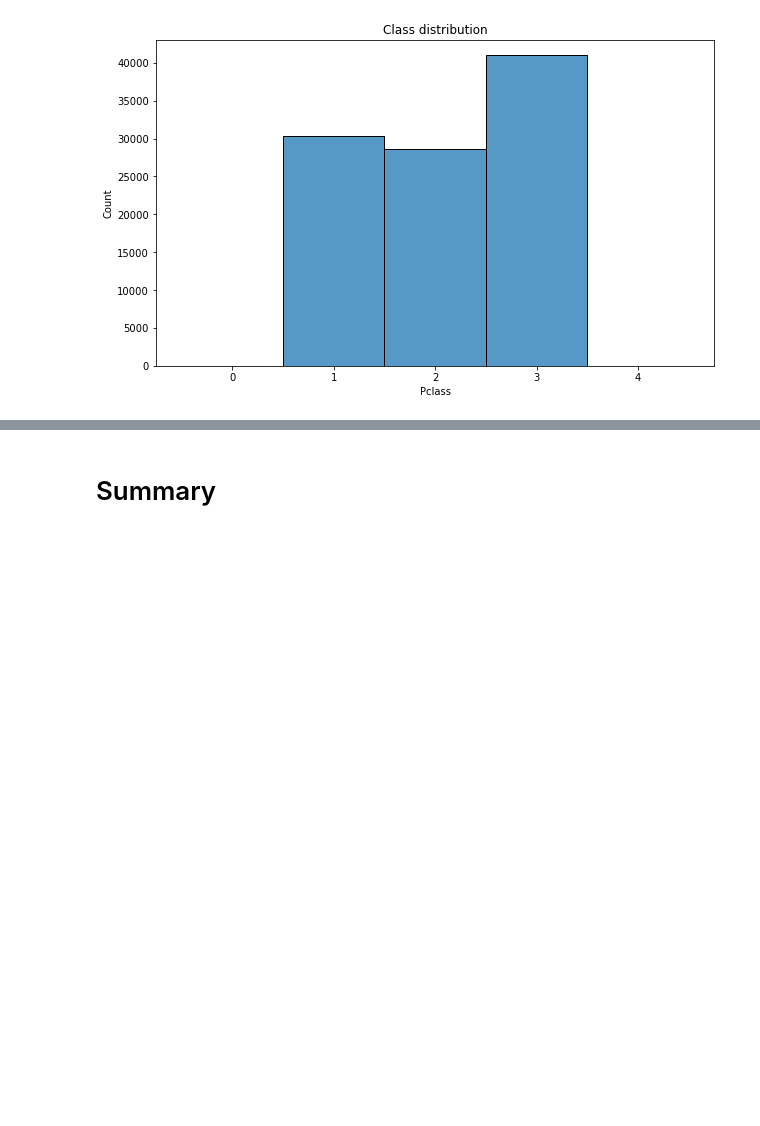
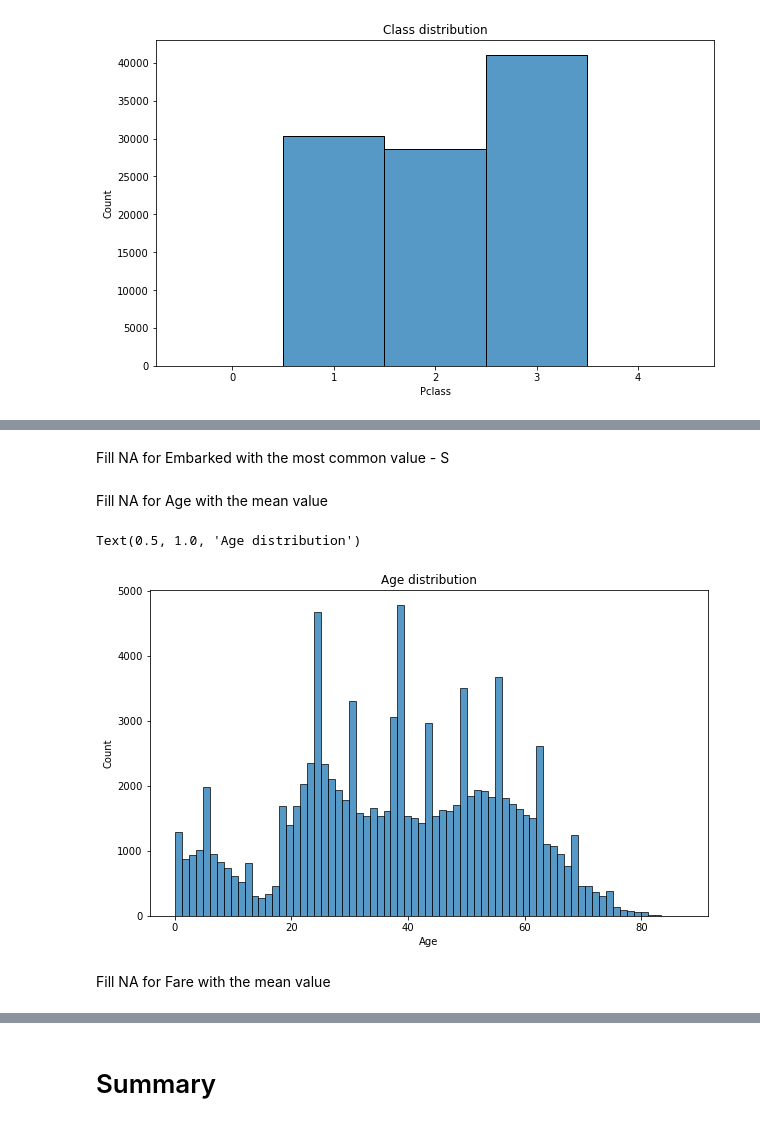
Before and after one commit to tshura/ml-intro, a Jupyter notebook: 2_data_exploration/eda.ipynb, the cells around one changed output, grey strips where cells are left out. Cells and saved outputs as stored; diff of their text form; code cells hidden in the pictures; blank space fills up the shorter version.

Commit message:
Data exploration + Overview

```diff
--- a/2_data_exploration/eda.ipynb
+++ b/2_data_exploration/eda.ipynb
@@ -86,0 +87,18 @@ Text(0.5, 1.0, 'Embarked')
+# %% [markdown]
+Fill NA for Embarked with the most common value - S
+# %%
+td['Embarked'] = td['Embarked'].fillna('S')
+# %% [markdown]
+Fill NA for Age with the mean value
+# %%
+a = td['Age'].mean()
+td['Age'] = td['Age'].fillna(a)
+# %%
+plt.figure(figsize=(10,6))
+sns.histplot(data=td, x='Age')
+plt.title("Age distribution")
+# %% [output]
+Text(0.5, 1.0, 'Age distribution')
+[figure, added]
+# %% [markdown]
+Fill NA for Fare with the mean value
```
Also changed, not shown: parts of 17 cells of this notebook.
